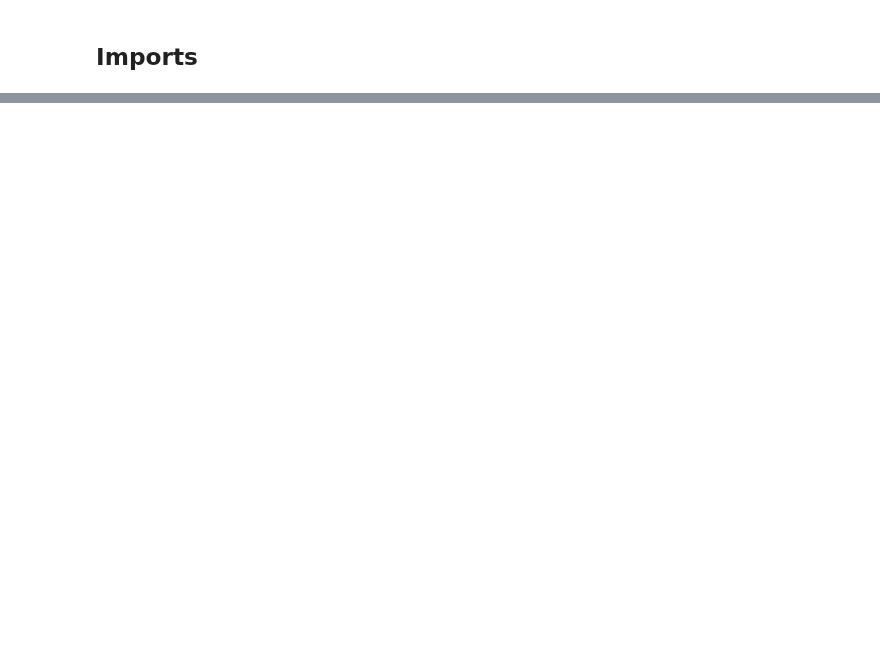
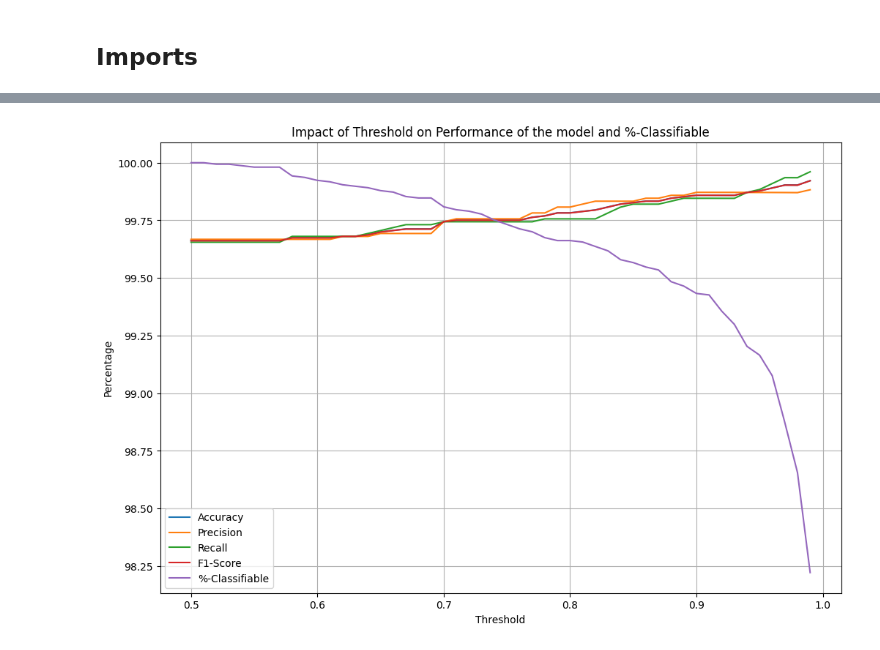
Before and after one commit to nikobiebl/Project-Work-2, a Jupyter notebook: graphs.ipynb, the cells around one changed output, grey strips where cells are left out. Saved outputs shown, nothing was run; the diff lists cells and outputs as text; code cells hidden in the pictures; blank space fills up the shorter version.

```diff
--- a/graphs.ipynb
+++ b/graphs.ipynb
@@ -46,0 +42,4 @@ plt.show()
+# %%
+df2 = pd.read_csv('treshold_evaluation.csv')
+
+print(df2)
@@ -46,0 +64,17 @@ plt.show()
+# %%
+plt.figure(figsize=(12, 8))
+
+plt.plot(df2['threshold'], df2['accuracy'], label='Accuracy')
+plt.plot(df2['threshold'], df2['precision'], label='Precision')
+plt.plot(df2['threshold'], df2['recall'], label='Recall')
+plt.plot(df2['threshold'], df2['f1'], label='F1-Score')
+plt.plot(df2['threshold'], df2['classifiable'], label='%-Classifiable')
+
+plt.xlabel('Threshold')
+plt.ylabel('Percentage')
+plt.title('Impact of Threshold on Performance of the model and %-Classifiable')
+plt.legend()
+plt.grid(True)
+plt.show()
+# %% [output]
+[figure, added]
```
Also changed, not shown: parts of 6 cells of this notebook, 2 other files.
